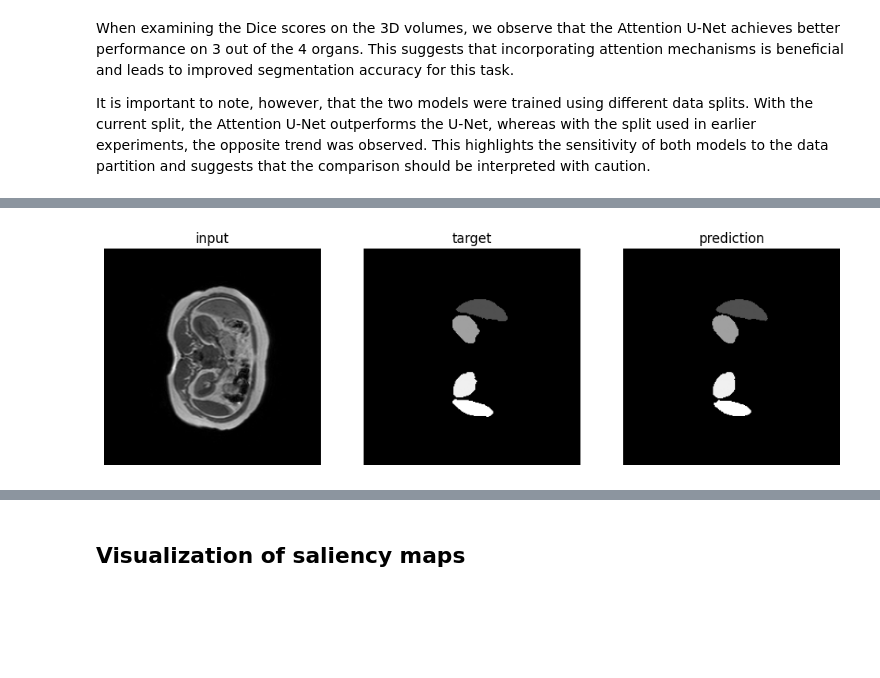
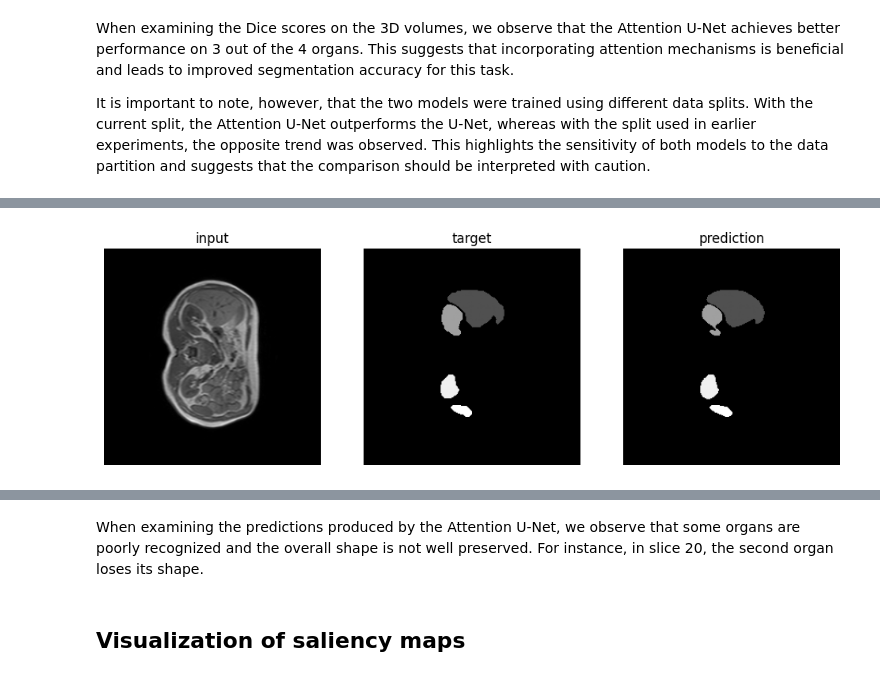
Before and after one commit to YZO4IAETHGe/Attention-based-U-net, a Jupyter notebook: notebook.ipynb, the cells around one changed output, grey strips where cells are left out. Saved outputs shown, nothing was run; the diff lists cells and outputs as text; code cells hidden in the pictures; blank space fills up the shorter version.

```diff
--- a/notebook.ipynb
+++ b/notebook.ipynb
@@ -246,9 +246,11 @@ compare_predictions_ground_truth(U_Net(1,5), "models/U_Net_weights50.pth", "data
 [interactive output not drawn]
 # %%
-compare_predictions_ground_truth(AttU_Net(1,5), "models/Att_U_Net_weights50.pth", "data/MR-dataset/34-T1DUALin-src.nii.gz", "data/MR-dataset/34-T1DUAL-mask.nii.gz")
+compare_predictions_ground_truth(AttU_Net(1,5), "weights/Att_U_Net_weights50.pth", "data/MR-dataset/01-T1DUALin-src.nii.gz", "data/MR-dataset/01-T1DUAL-mask.nii.gz")
 # %% [output]
-[figure, old version]
+[figure, new version]
 [interactive output not drawn]
+# %% [markdown]
+When examining the predictions produced by the Attention U-Net, we observe that some organs are poorly recognized and the overall shape is not well preserved. For instance, in slice 20, the second organ loses its shape.
 # %% [markdown]
 ## Visualization of saliency maps
 # %% [markdown]
```
Also changed, not shown: parts of 11 cells of this notebook.
